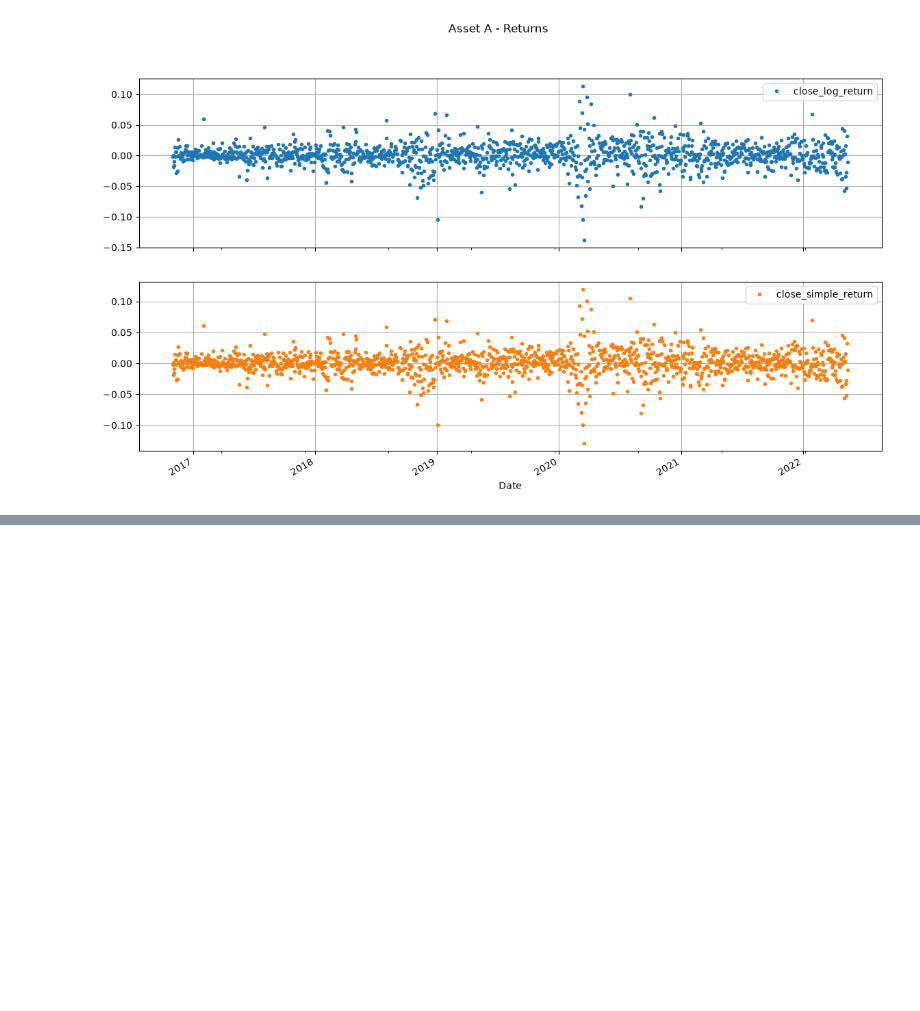
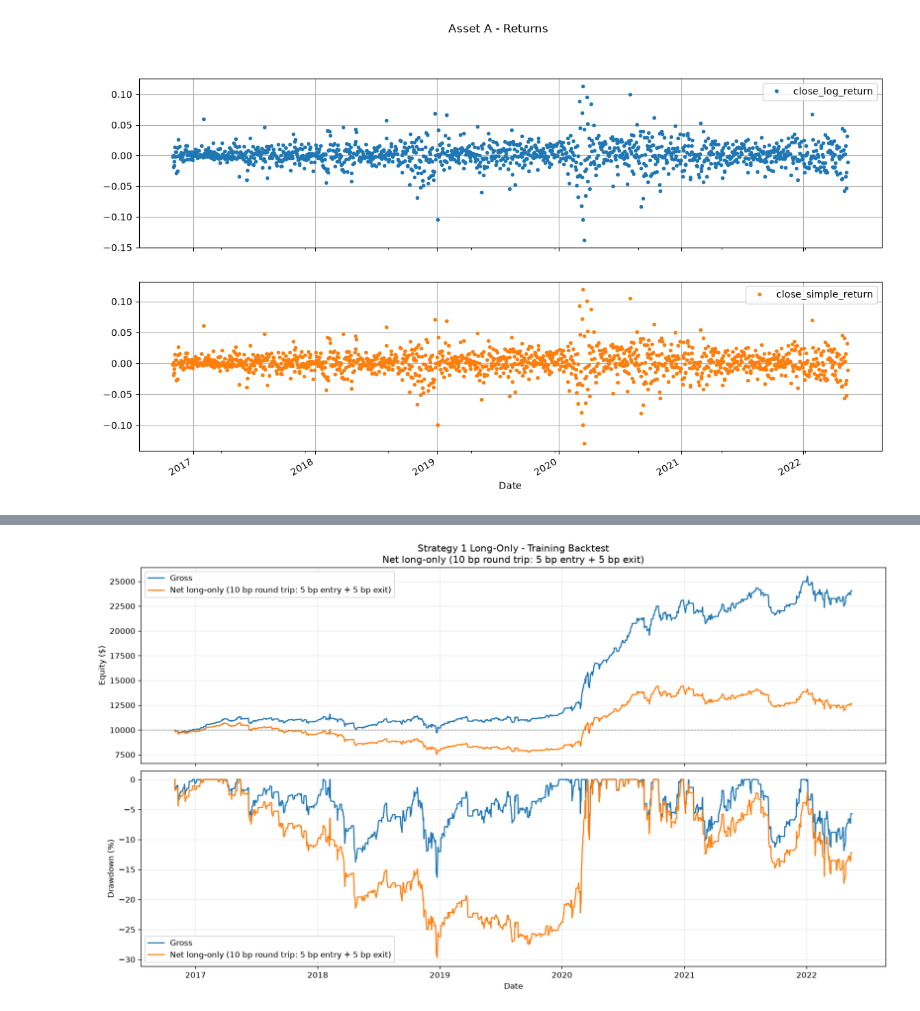
Before and after one commit to Bobydong/QuantStrategyDev, a Jupyter notebook: StrategyDev/asset_A.ipynb, the cells around one changed output, grey strips where cells are left out. Cells and saved outputs as stored; diff of their text form; code cells hidden in the pictures; blank space fills up the shorter version.

```diff
--- a/StrategyDev/asset_A.ipynb
+++ b/StrategyDev/asset_A.ipynb
@@ -34,0 +584,47 @@ array([[<Axes: xlabel='Date'>],
+# %%
+import matplotlib.pyplot as plt
+import matplotlib.dates as mdates
+
+# Derive the label from the cost settings used to calculate this ledger.
+s1_long_chart_entry_bps = s1_long_backtest.attrs["entry_cost_bps"]
+s1_long_chart_exit_bps = s1_long_backtest.attrs["exit_cost_bps"]
+s1_long_chart_cost_label = (
+    f"Net long-only ({s1_long_chart_entry_bps + s1_long_chart_exit_bps:g} bp round trip: "
+    f"{s1_long_chart_entry_bps:g} bp entry + {s1_long_chart_exit_bps:g} bp exit)"
+)
+
+# Start the chart at initial capital on the preceding training session.
+s1_long_first_trade_date = s1_long_backtest["Date"].iloc[0]
+s1_long_previous_sessions = training_data.loc[training_data["Date"] < s1_long_first_trade_date, "Date"]
+s1_long_baseline_date = (
+    s1_long_previous_sessions.iloc[-1] if len(s1_long_previous_sessions)
+    else s1_long_first_trade_date - pd.Timedelta(days=1)
+)
+s1_long_chart = s1_long_backtest.set_index("Date")[[
+    "gross_equity", "net_equity", "gross_drawdown", "net_drawdown"
+]]
+s1_long_chart = pd.concat([
+    pd.DataFrame({
+        "gross_equity": [s1_long_initial_capital], "net_equity": [s1_long_initial_capital],
+        "gross_drawdown": [0.0], "net_drawdown": [0.0],
+    }, index=pd.DatetimeIndex([s1_long_baseline_date], name="Date")),
+    s1_long_chart,
+])
+
+fig, axes = plt.subplots(2, 1, figsize=(14, 8), sharex=True, layout="constrained")
+axes[0].plot(s1_long_chart.index, s1_long_chart["gross_equity"], label="Gross", color="tab:blue")
+axes[0].plot(s1_long_chart.index, s1_long_chart["net_equity"], label=s1_long_chart_cost_label, color="tab:orange")
+axes[0].axhline(s1_long_initial_capital, color="gray", linestyle="--", linewidth=0.8)
+axes[0].set(title=f"Strategy 1 Long-Only - Training Backtest\n{s1_long_chart_cost_label}", ylabel="Equity ($)")
+axes[1].plot(s1_long_chart.index, s1_long_chart["gross_drawdown"] * 100, label="Gross", color="tab:blue")
+axes[1].plot(s1_long_chart.index, s1_long_chart["net_drawdown"] * 100, label=s1_long_chart_cost_label, color="tab:orange")
+axes[1].set(xlabel="Date", ylabel="Drawdown (%)")
+for ax in axes:
+    ax.grid(alpha=0.25)
+    ax.legend()
+locator = mdates.AutoDateLocator(minticks=6, maxticks=12)
+axes[1].xaxis.set_major_locator(locator)
+axes[1].xaxis.set_major_formatter(mdates.ConciseDateFormatter(locator))
+plt.show()
+# %% [output]
+[figure, added]
```
Also changed, not shown: parts of 16 cells of this notebook, 1 other file.
